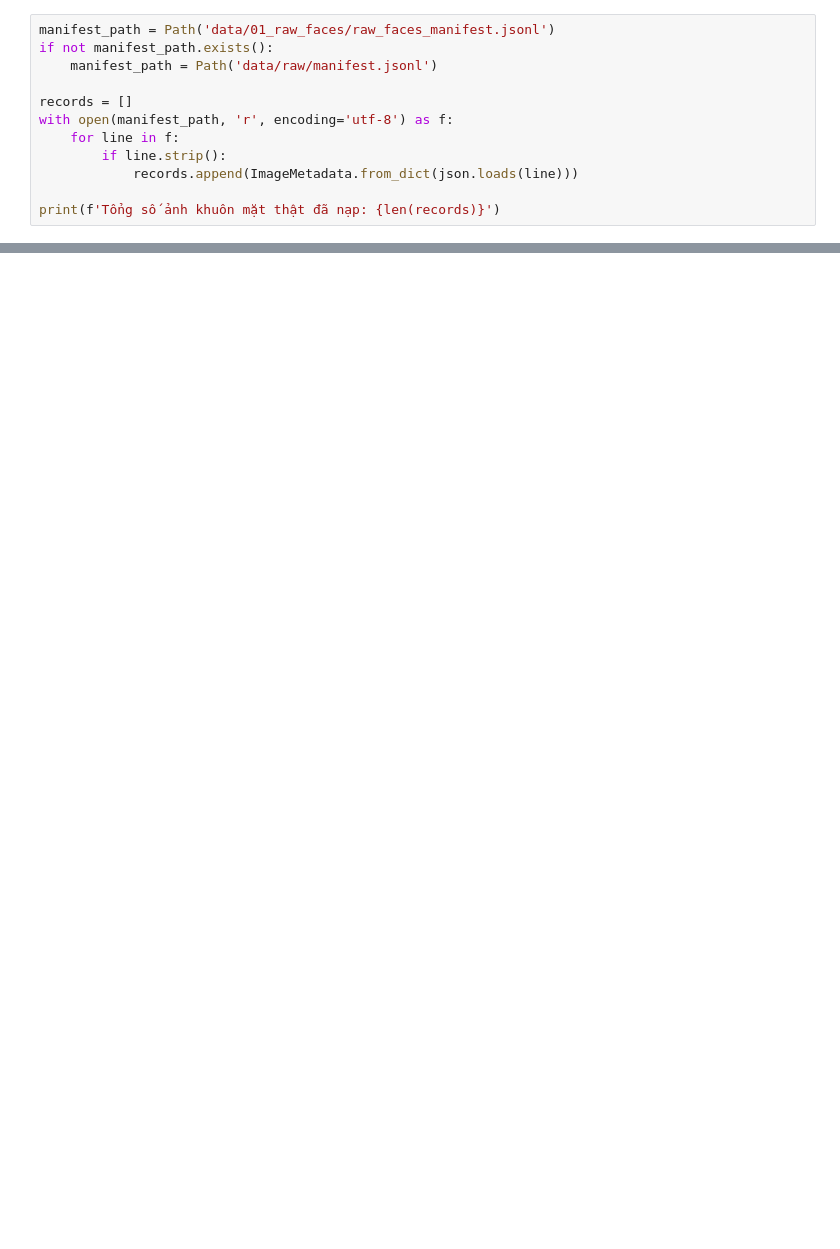
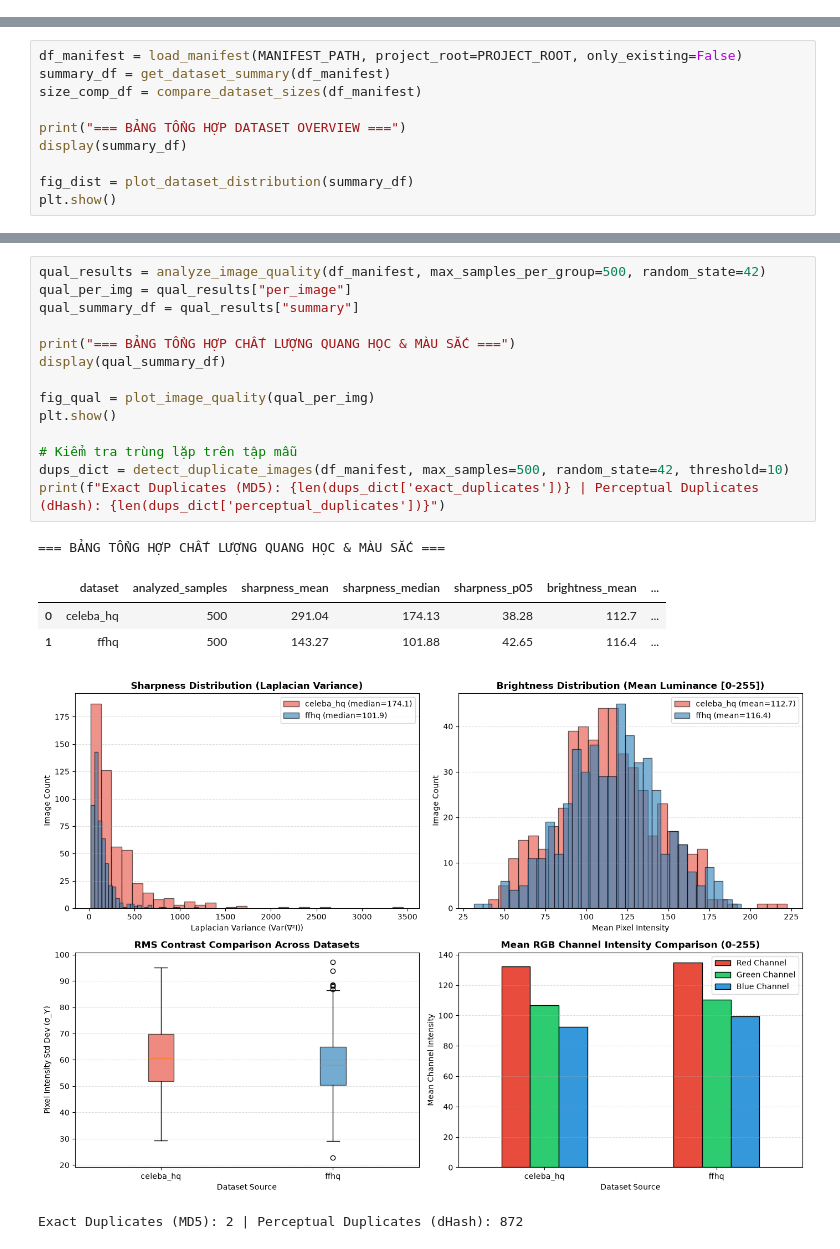
Before and after one commit to bush-le/uth-cv-coursework, a Jupyter notebook: notebooks/coursework/01_eda_faces_demographics.ipynb, the cells around one changed output, grey strips where cells are left out. Drawn from its saved outputs; the diff is of its cells as text; blank space fills up the shorter version.

Commit message:
Add implement reusable facial dataset analysis module

```diff
--- a/notebooks/coursework/01_eda_faces_demographics.ipynb
+++ b/notebooks/coursework/01_eda_faces_demographics.ipynb
@@ -18,12 +5,0 @@ from src.data.image_schema import ImageMetadata
-# %%
-manifest_path = Path('data/01_raw_faces/raw_faces_manifest.jsonl')
-if not manifest_path.exists():
-    manifest_path = Path('data/raw/manifest.jsonl')
-
-records = []
-with open(manifest_path, 'r', encoding='utf-8') as f:
-    for line in f:
-        if line.strip():
-            records.append(ImageMetadata.from_dict(json.loads(line)))
-
-print(f'Tổng số ảnh khuôn mặt thật đã nạp: {len(records)}')
@@ -93,0 +54,10 @@ plt.show()
+# %%
+df_manifest = load_manifest(MANIFEST_PATH, project_root=PROJECT_ROOT, only_existing=False)
+summary_df = get_dataset_summary(df_manifest)
+size_comp_df = compare_dataset_sizes(df_manifest)
+
+print("=== BẢNG TỔNG HỢP DATASET OVERVIEW ===")
+display(summary_df)
+
+fig_dist = plot_dataset_distribution(summary_df)
+plt.show()
@@ -93,0 +112,21 @@ plt.show()
+# %%
+qual_results = analyze_image_quality(df_manifest, max_samples_per_group=500, random_state=42)
+qual_per_img = qual_results["per_image"]
+qual_summary_df = qual_results["summary"]
+
+print("=== BẢNG TỔNG HỢP CHẤT LƯỢNG QUANG HỌC & MÀU SẮC ===")
+display(qual_summary_df)
+
+fig_qual = plot_image_quality(qual_per_img)
+plt.show()
+
+# Kiểm tra trùng lặp trên tập mẫu
+dups_dict = detect_duplicate_images(df_manifest, max_samples=500, random_state=42, threshold=10)
+print(f"Exact Duplicates (MD5): {len(dups_dict['exact_duplicates'])} | Perceptual Duplicates (dHash): {len(dups_dict['perceptual_duplicates'])}")
+# %% [output]
+=== BẢNG TỔNG HỢP CHẤT LƯỢNG QUANG HỌC & MÀU SẮC ===
+|  | dataset | analyzed_samples | sharpness_mean | sharpness_median | sharpness_p05 | brightness_mean | ... |
+| 0 | celeba_hq | 500 | 291.04 | 174.13 | 38.28 | 112.7 | ... |
+| 1 | ffhq | 500 | 143.27 | 101.88 | 42.65 | 116.4 | ... |
+[figure, added]
+Exact Duplicates (MD5): 2 | Perceptual Duplicates (dHash): 872
```
Also changed, not shown: parts of 21 cells of this notebook, 26 other files.
